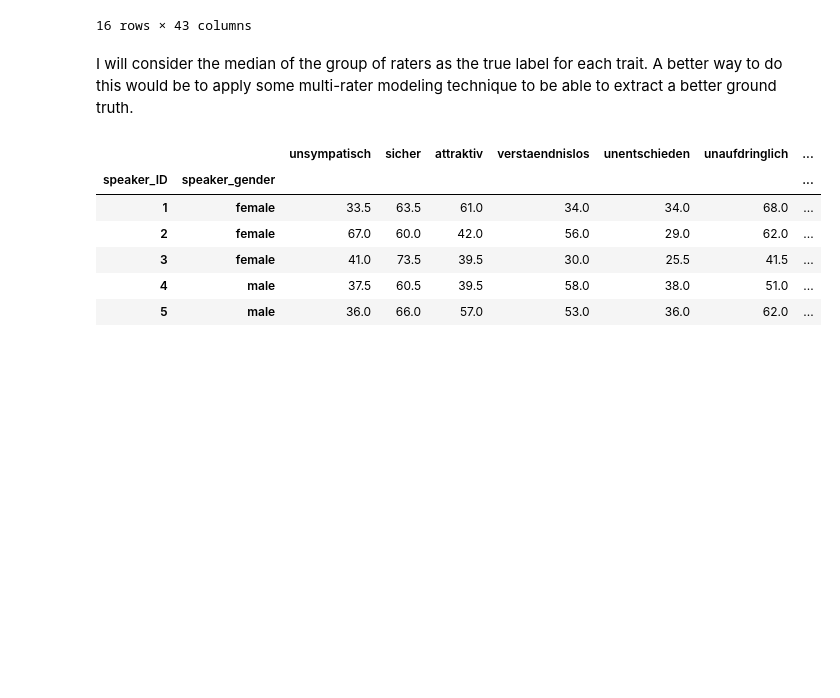
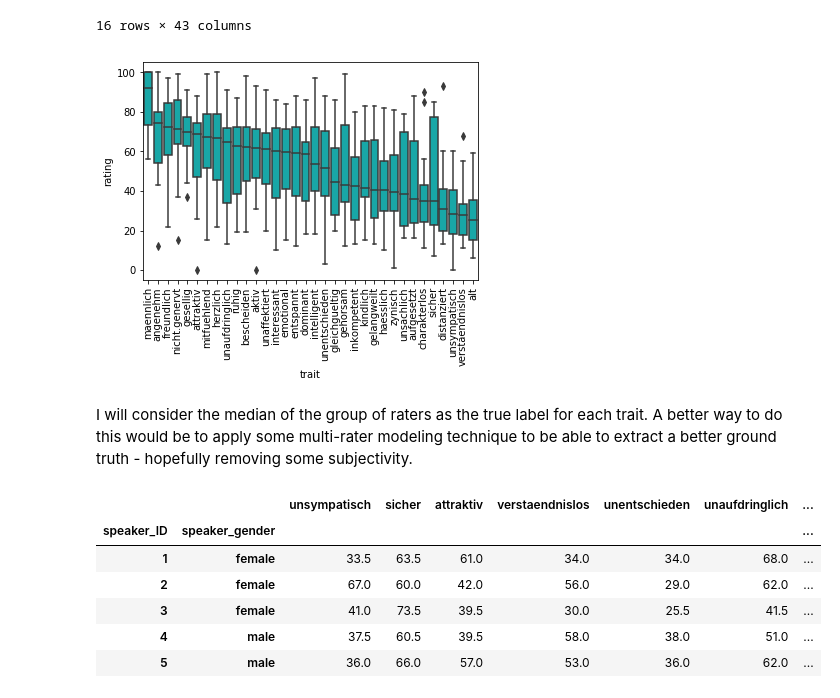
Before and after one commit to laufergall/ML_Speaker_Characteristics, a Jupyter notebook: Regression/01_exploratory_analysis.ipynb, the cells around one changed output. Saved outputs shown, nothing was run; the diff lists cells and outputs as text; code cells hidden in the pictures; blank space fills up the shorter version.

```diff
--- a/Regression/01_exploratory_analysis.ipynb
+++ b/Regression/01_exploratory_analysis.ipynb
@@ -109,19 +107,21 @@ ratings_beirut
 16 rows × 43 columns
 # %%
 # sorting by columns median
-ratings_beirut = ratings_beirut.reindex_axis(ratings_beirut.iloc[:,:34].median().sort_values(ascending=False).index, axis=1)
+ratings_beirut = ratings_beirut.reindex_axis(ratings_beirut.iloc[:,9:].median().sort_values(ascending=False).index, axis=1)
 
 # extracting ratings to each interpersonal trait (reshaping for plot)
-traits = list(ratings_beirut)[:34]
+traits = list(ratings_beirut)
 ratings_beirut_melt = pd.melt(ratings_beirut, id_vars=['listener_pseudonym'], value_vars=traits)
 ratings_beirut_melt.columns = ['listener_pseudonym','trait','rating']
 
 # create plot
 plot_beirut = sns.boxplot(data = ratings_beirut_melt, x = "trait", y = "rating", color="c")
 plot_beirut.set_xticklabels(traits,rotation=90);
 plt.show()
+# %% [output]
+[figure, added]
 # %% [markdown]
-I will consider the median of the group of raters as the true label for each trait. A better way to do this would be to apply some multi-rater modeling technique to be able to extract a better ground truth.
+I will consider the median of the group of raters as the true label for each trait. A better way to do this would be to apply some multi-rater modeling technique to be able to extract a better ground truth - hopefully removing some subjectivity.
 # %%
 # just keep speaker ID and rating in the dataframe
 ratings2 = pd.concat([ratings.iloc[:,[5,7]], ratings.iloc[:,9:]], axis = 1)
```
Also changed, not shown: parts of 5 cells of this notebook, 7 other files.
